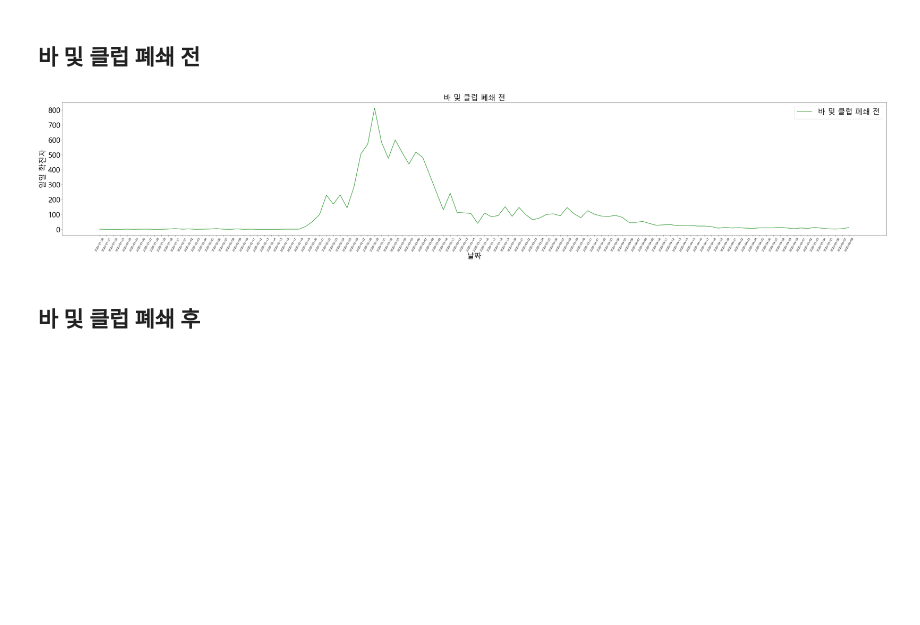
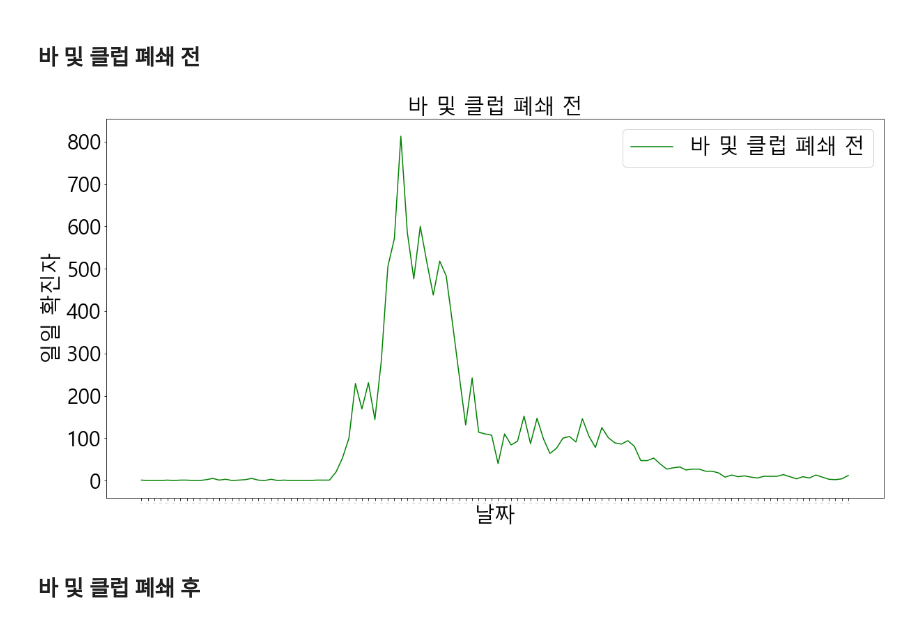
Before and after one commit to xdfc1745/corona_dataAnalysis, a Jupyter notebook: policy_until_0904/covid19_policy_Administrative.ipynb, the cells around one changed output. Cells and saved outputs as stored; diff of their text form; code cells hidden in the pictures; blank space fills up the shorter version.

Commit message:
Visualization Modification

```diff
--- a/policy_until_0904/covid19_policy_Administrative.ipynb
+++ b/policy_until_0904/covid19_policy_Administrative.ipynb
@@ -75,17 +75,17 @@ df1_before_bar_club['province'] = '합계'
 # 필요한 열만 추출
 df1_before_bar_club = df1_before_bar_club[['province', 'date', 'confirmed_day']]
 # %%
-plt.figure(figsize=(60, 10))
+plt.figure(figsize=(20, 10))
 plt.plot(df1_before_bar_club['date'], df1_before_bar_club['confirmed_day'],label='바 및 클럽 폐쇄 전', color='green')
 plt.xlabel('날짜', fontsize=30)
 plt.ylabel('일일 확진자', fontsize=30)
-plt.xticks(fontsize=12, rotation=60)
+plt.xticks(fontsize=0)
 plt.yticks(fontsize=30)
 plt.title('바 및 클럽 폐쇄 전', fontsize=30)
 plt.legend(loc='upper right', fontsize=30)
 plt.show()
 # %% [output]
-[figure, old version]
+[figure, new version]
 # %% [markdown]
 ## 바 및 클럽 폐쇄 후
 # %%
```
Also changed, not shown: parts of 7 cells of this notebook, 6 other files.
